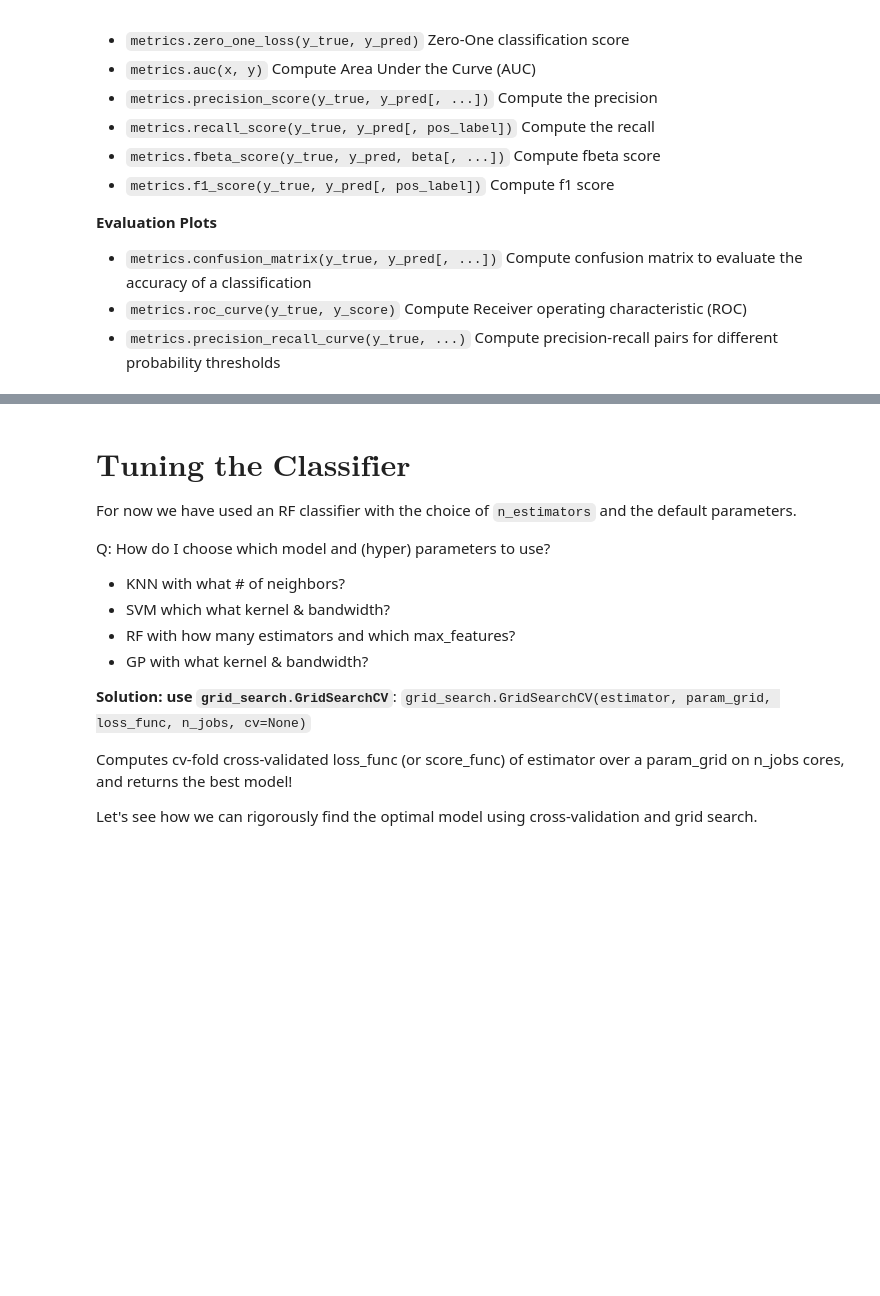
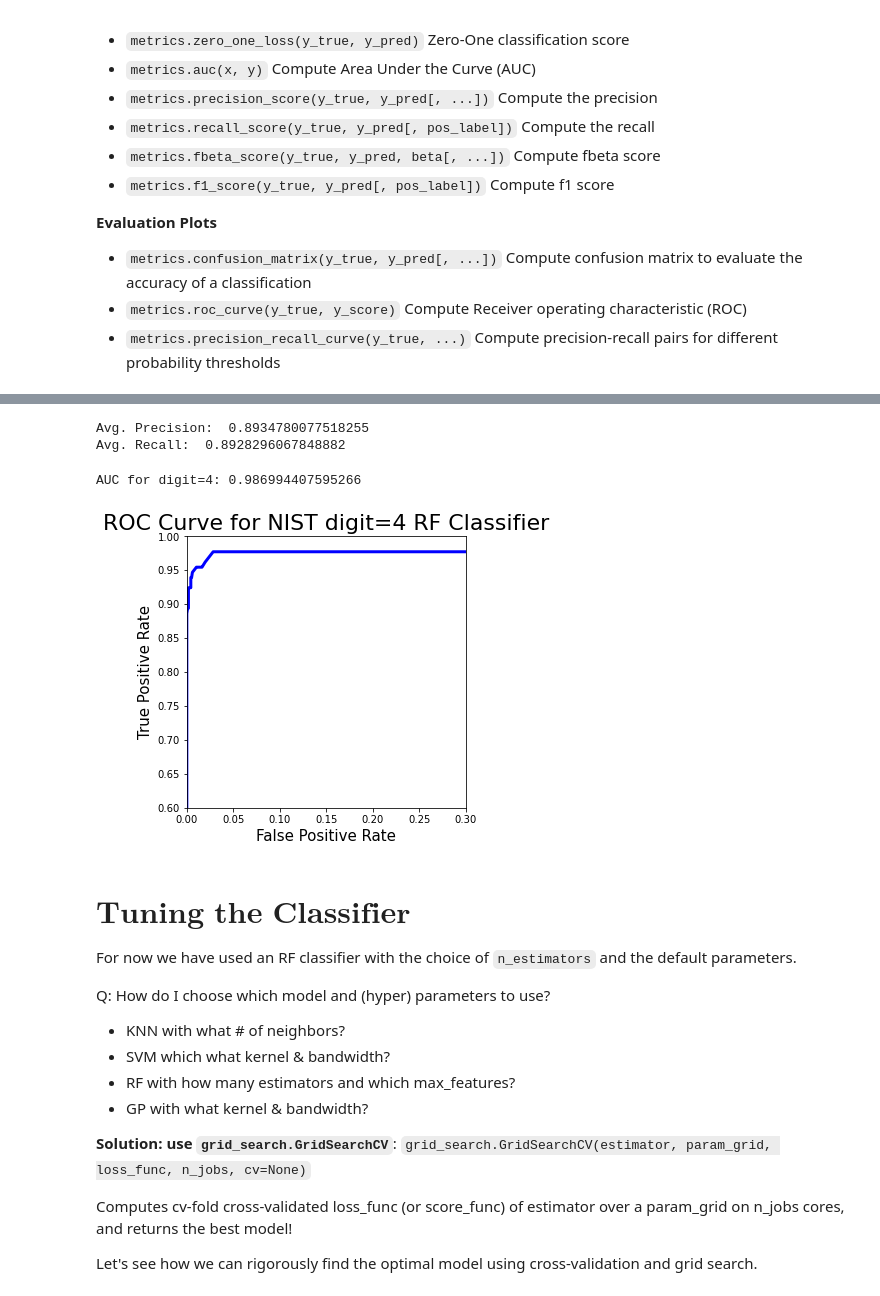
Before and after one commit to profjsb/python-seminar, a Jupyter notebook: DataFiles_and_Notebooks/06_machine_learning_1/03_Decision_forests.ipynb, the cells around one changed output, grey strips where cells are left out. Saved outputs shown, nothing was run; the diff lists cells and outputs as text; code cells hidden in the pictures; blank space fills up the shorter version.

```diff
--- a/DataFiles_and_Notebooks/06_machine_learning_1/03_Decision_forests.ipynb
+++ b/DataFiles_and_Notebooks/06_machine_learning_1/03_Decision_forests.ipynb
@@ -58,7 +69,7 @@ print("testing size: " + str(len(Yte)))
 from sklearn.ensemble import RandomForestClassifier
 
 # instantiate classifier object
-classifier = RandomForestClassifier(n_estimators=50)
+classifier = RandomForestClassifier(n_estimators=100)
 
 # fit the classification model on training set
 classifier.fit(Xtr, Ytr)
@@ -143,24 +177,30 @@ rf_recall = metrics.recall_score(Yte, pred_rf,average="weighted") # TP / (TP + F
 
 print("Avg. Precision: ",rf_precision)
 print("Avg. Recall: ", rf_recall)
+# %% [output]
+Avg. Precision:  0.8934780077518255
+Avg. Recall:  0.8928296067848882
 # %%
 #  ROC curve, AUC for RF classifier using digit = 1
-digit = 1
+digit = 4
 Yte_1 = list(map(lambda x: x == digit and 1. or 0.,Yte)) # does Y = digit
 
 pred_rf_prob = classifier.predict_proba(Xte)
 
 pred_rf_prob_1 = pred_rf_prob[:,digit]
 fpr, tpr, thresholds = metrics.roc_curve(Yte_1, pred_rf_prob_1)
 
 f, ax = plt.subplots(1,1,figsize=(5, 5))
 ax.plot(fpr,tpr,'b-',linewidth=3)
 ax.set_xlim([0.,0.3])
 ax.set_ylim([0.6,1.0005])
 ax.set_xlabel("False Positive Rate",size=15)
 ax.set_ylabel("True Positive Rate",size=15)
 ax.set_title("ROC Curve for NIST digit={} RF Classifier".format(digit),size=22)
 print("AUC for digit={}: ".format(digit) + str(metrics.auc(fpr,tpr)))
+# %% [output]
+AUC for digit=4: 0.986994407595266
+[figure, added]
 # %% [markdown]
 $\textbf{Tuning the Classifier}$
 ======================================================
```
Also changed, not shown: parts of 14 cells of this notebook, 11 other files.
